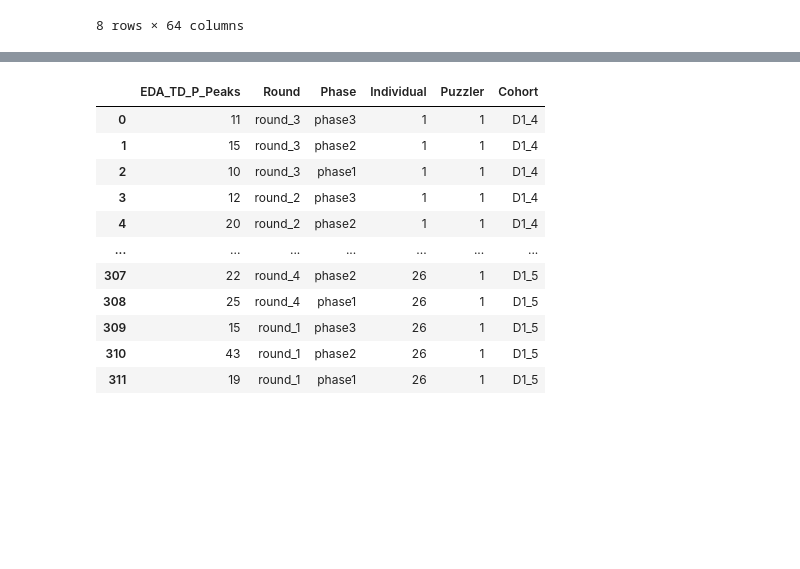
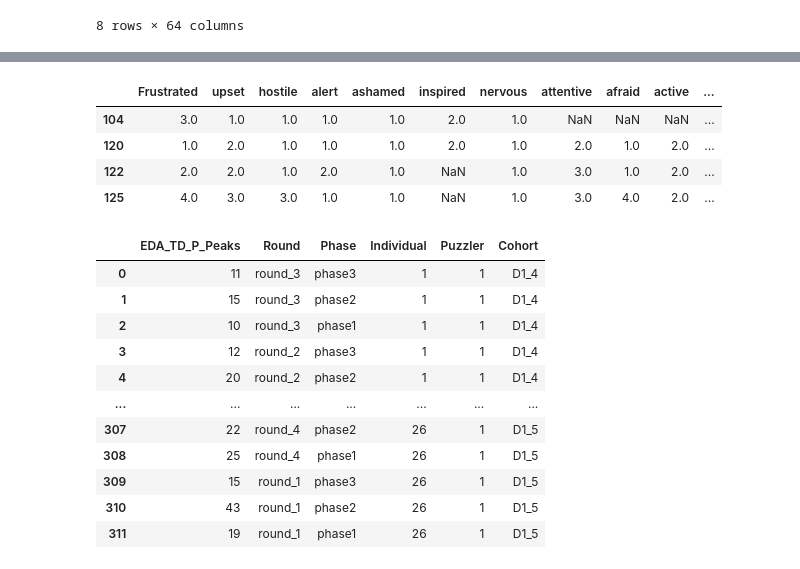
Before and after one commit to ClaraML96/02582_case2, a Jupyter notebook: Case_2_Kostas'code.ipynb, the cells around one changed output, grey strips where cells are left out. Cells and saved outputs as stored; diff of their text form; code cells hidden in the pictures; blank space fills up the shorter version.

```diff
--- a/Case_2_Kostas'code.ipynb
+++ b/Case_2_Kostas'code.ipynb
@@ -52,6 +74,20 @@ na.tail()
 | afraid | 1 |
 | active | 1 |
 | determined | 2 |
+# %%
+idx_data = df.iloc[:, 0]
+eda_data = df.loc[:, df.columns.str.startswith("EDA")]
+hr_data = df.loc[:, df.columns.str.startswith("HR")]
+temp_data = df.loc[:, df.columns.str.startswith("TEMP")]
+quest_data = df[['Frustrated', 'upset', 'hostile', 'alert', 'ashamed', 'inspired', 'nervous', 'attentive', 'afraid', 'active', 'determined']]
+# %%
+quest_data[quest_data.isna().any(axis=1)]
+# %% [output]
+|  | Frustrated | upset | hostile | alert | ashamed | inspired | nervous | attentive | afraid | active | ... |
+| 104 | 3.0 | 1.0 | 1.0 | 1.0 | 1.0 | 2.0 | 1.0 | NaN | NaN | NaN | ... |
+| 120 | 1.0 | 2.0 | 1.0 | 1.0 | 1.0 | 2.0 | 1.0 | 2.0 | 1.0 | 2.0 | ... |
+| 122 | 2.0 | 2.0 | 1.0 | 2.0 | 1.0 | NaN | 1.0 | 3.0 | 1.0 | 2.0 | ... |
+| 125 | 4.0 | 3.0 | 3.0 | 1.0 | 1.0 | NaN | 1.0 | 3.0 | 4.0 | 2.0 | ... |
 # %%
 #get rows with missing values
 df[df.isnull().any(axis=1)]
```
Also changed, not shown: parts of 1 cell of this notebook.
